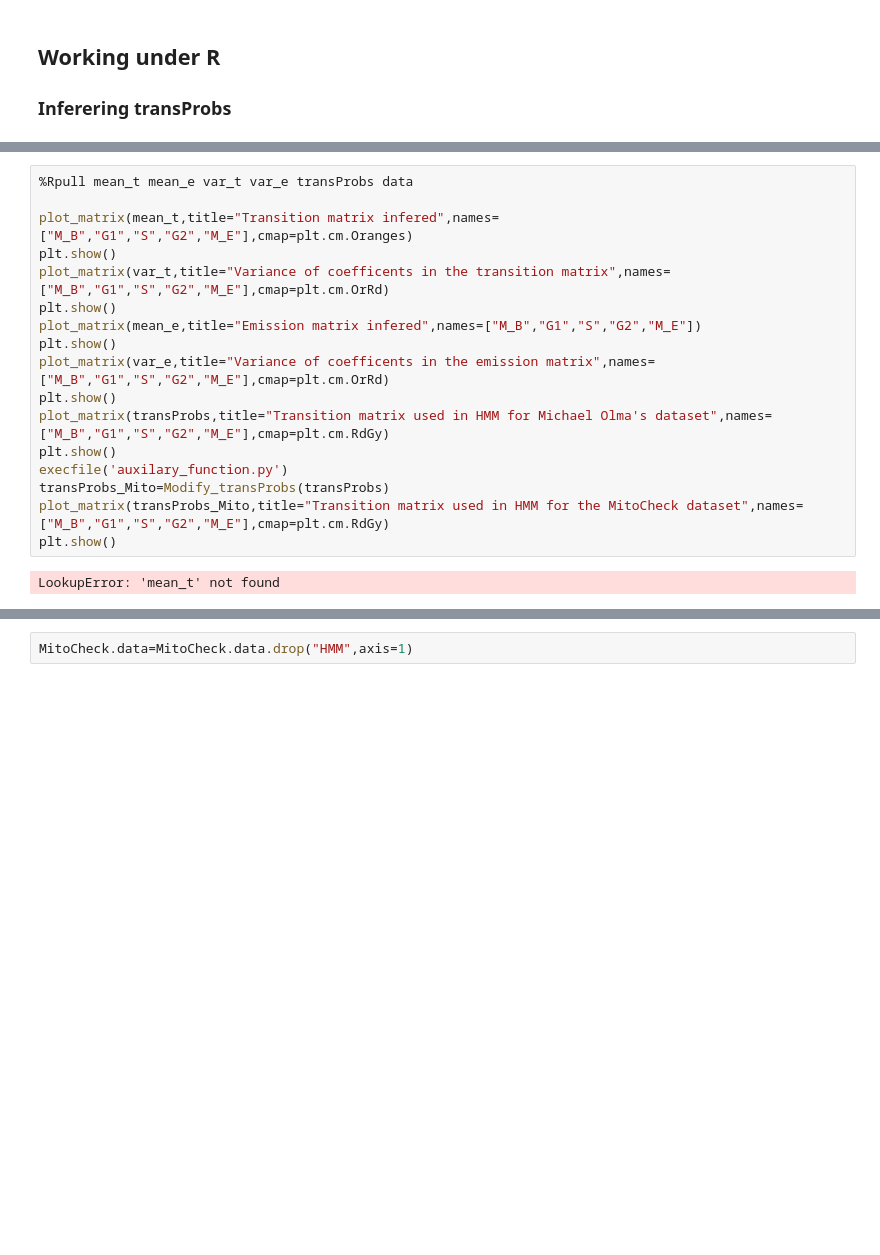
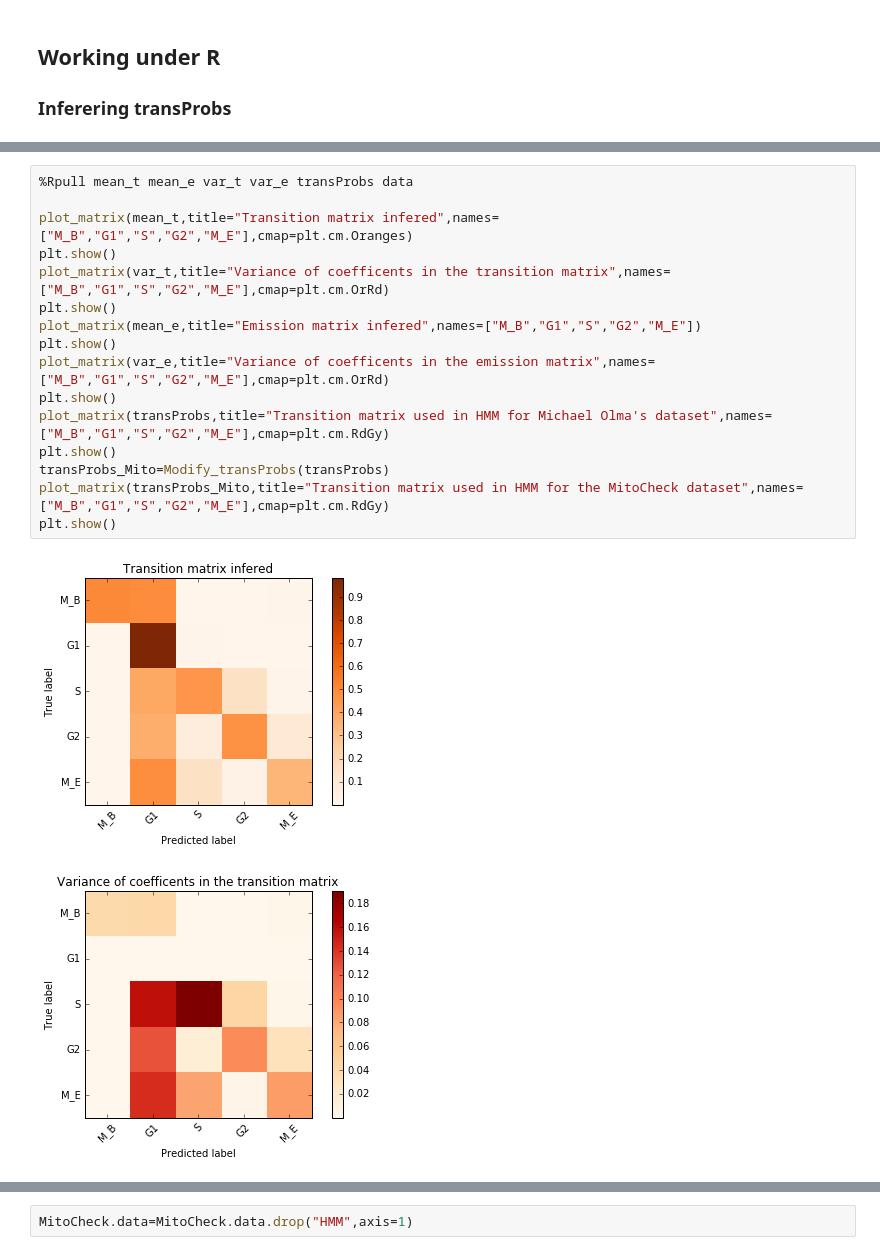
Before and after one commit to PeterJackNaylor/InternWork2, a Jupyter notebook: MitoCheck.ipynb, the cells around one changed output, grey strips where cells are left out. Saved outputs shown, nothing was run; the diff lists cells and outputs as text; blank space fills up the shorter version.

```diff
--- a/MitoCheck.ipynb
+++ b/MitoCheck.ipynb
@@ -333,19 +339,19 @@ Erreur : objet 'new_data' introuvable
 # %%
 %Rpull mean_t mean_e var_t var_e transProbs data
 
 plot_matrix(mean_t,title="Transition matrix infered",names=["M_B","G1","S","G2","M_E"],cmap=plt.cm.Oranges)
 plt.show()
 plot_matrix(var_t,title="Variance of coefficents in the transition matrix",names=["M_B","G1","S","G2","M_E"],cmap=plt.cm.OrRd)
 plt.show()
 plot_matrix(mean_e,title="Emission matrix infered",names=["M_B","G1","S","G2","M_E"])
 plt.show()
 plot_matrix(var_e,title="Variance of coefficents in the emission matrix",names=["M_B","G1","S","G2","M_E"],cmap=plt.cm.OrRd)
 plt.show()
 plot_matrix(transProbs,title="Transition matrix used in HMM for Michael Olma's dataset",names=["M_B","G1","S","G2","M_E"],cmap=plt.cm.RdGy)
 plt.show()
-execfile('auxilary_function.py')
 transProbs_Mito=Modify_transProbs(transProbs)
 plot_matrix(transProbs_Mito,title="Transition matrix used in HMM for the MitoCheck dataset",names=["M_B","G1","S","G2","M_E"],cmap=plt.cm.RdGy)
 plt.show()
 # %% [output]
-LookupError: 'mean_t' not found
+[figure, added]
+[figure, added]
```
Also changed, not shown: parts of 13 cells of this notebook, 5 other files.
